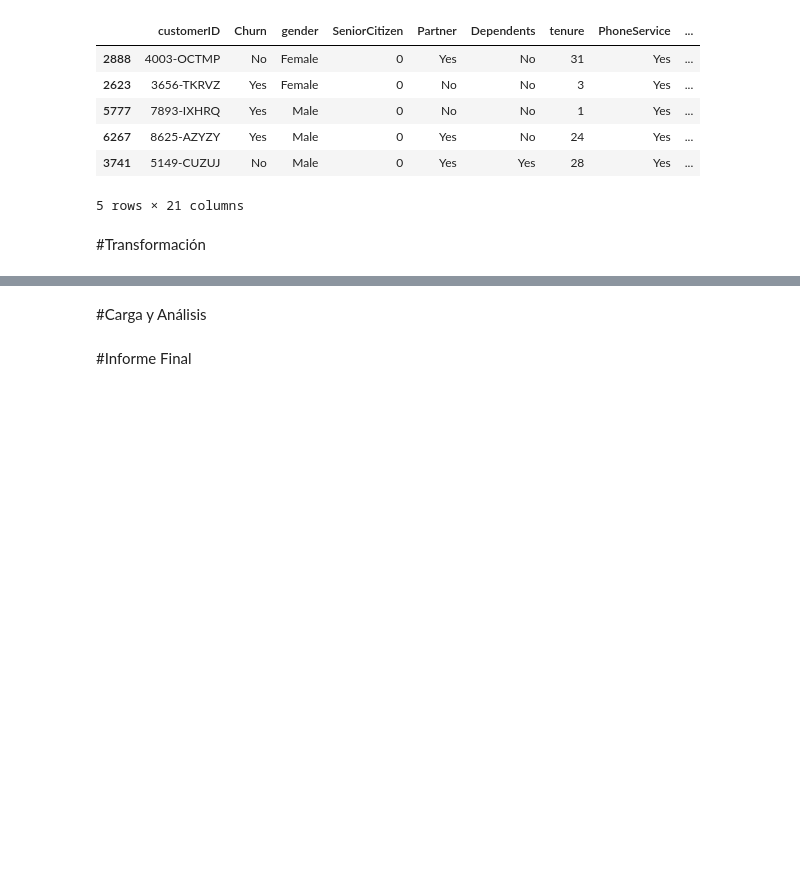
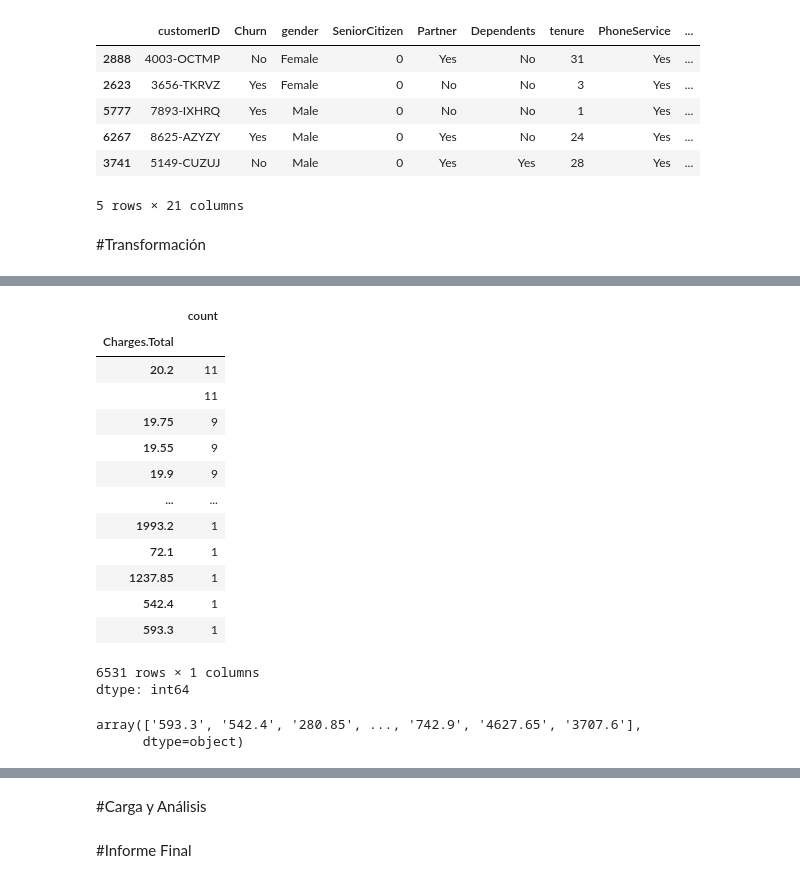
Before and after one commit to DaniBntz/AluraStore, a Jupyter notebook: TelecomX.ipynb, the cells around one changed output, grey strips where cells are left out. Cells and saved outputs as stored; diff of their text form; code cells hidden in the pictures; blank space fills up the shorter version.

```diff
--- a/TelecomX.ipynb
+++ b/TelecomX.ipynb
@@ -60,0 +82,25 @@ datos.sample(5)
+# %%
+#A primera vista noto que: Charges.Total, debe ser una columna tipo float.
+#reviso la información que contiene la columna primero
+datos['Charges.Total'].value_counts()
+# %% [output]
+|  | count |
+| Charges.Total |  |
+| 20.2 | 11 |
+|  | 11 |
+| 19.75 | 9 |
+| 19.55 | 9 |
+| 19.9 | 9 |
+| ... | ... |
+| 1993.2 | 1 |
+| 72.1 | 1 |
+| 1237.85 | 1 |
+| 542.4 | 1 |
+| 593.3 | 1 |
+6531 rows × 1 columns
+dtype: int64
+# %%
+datos['Charges.Total'].unique()
+# %% [output]
+array(['593.3', '542.4', '280.85', ..., '742.9', '4627.65', '3707.6'],
+      dtype=object)
```
Also changed, not shown: parts of 5 cells of this notebook.
